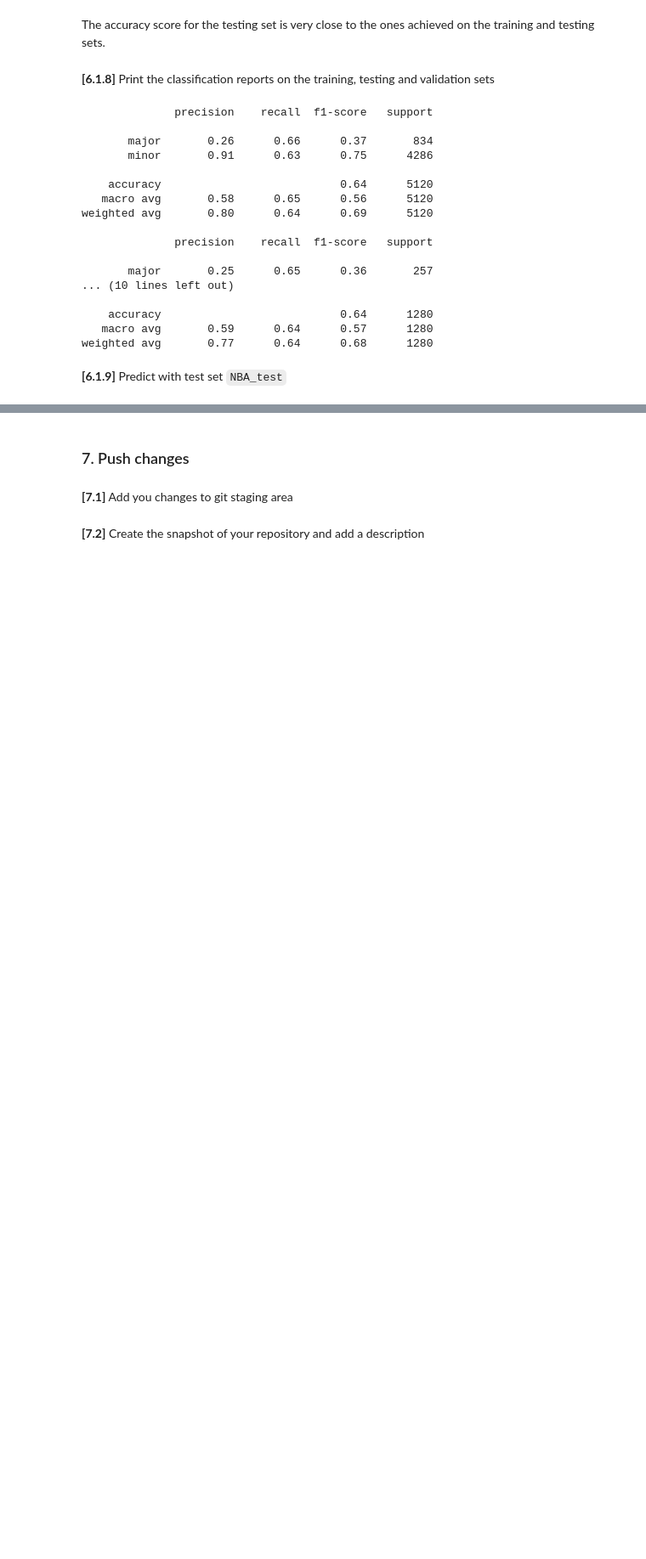
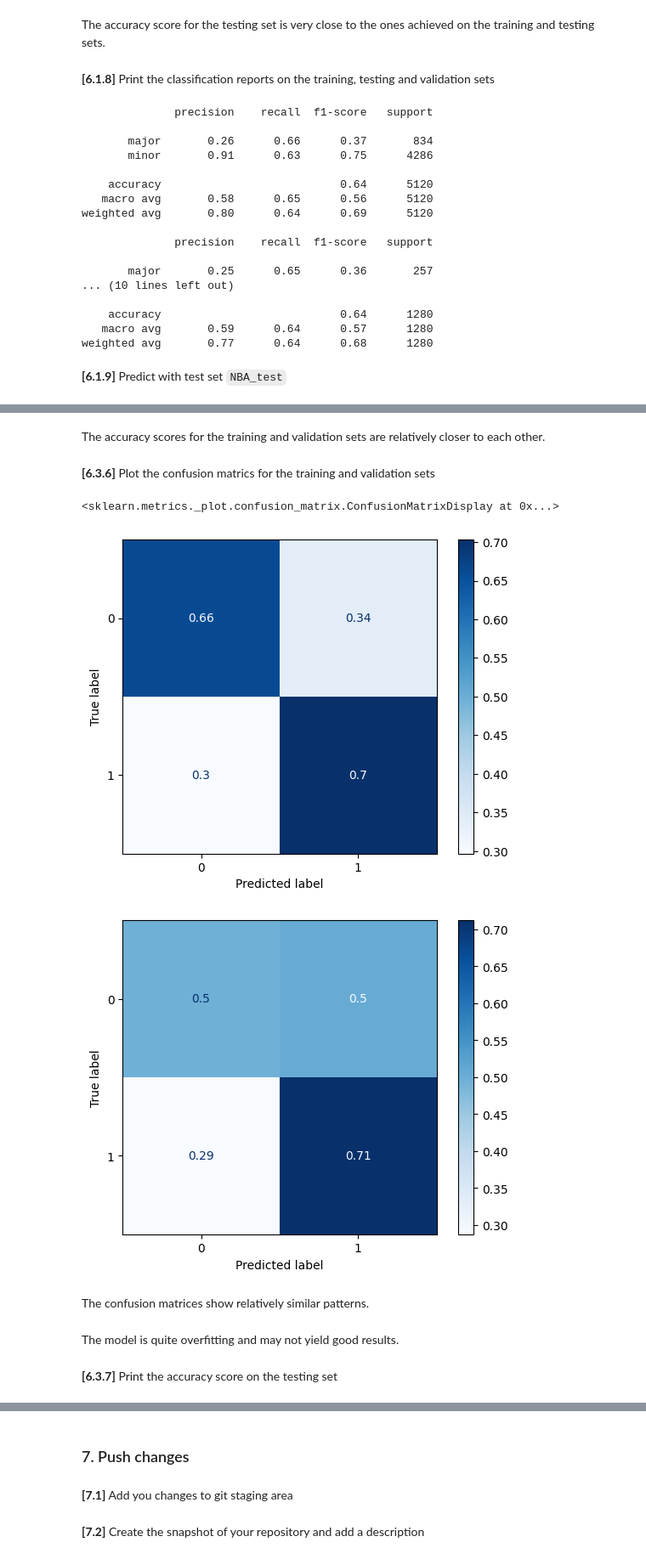
Before and after one commit to bonhxh/adv_dsi, a Jupyter notebook: notebooks/bonheur_sorn-49371-week2-5_nba_prediction.ipynb, the cells around one changed output, grey strips where cells are left out. Shown: that part at 85% size. Cells and saved outputs as stored; diff of their text form; code cells hidden in the pictures; blank space fills up the shorter version.

```diff
--- a/notebooks/bonheur_sorn-49371-week2-5_nba_prediction.ipynb
+++ b/notebooks/bonheur_sorn-49371-week2-5_nba_prediction.ipynb
@@ -427,0 +532,17 @@ df.to_csv(f'../models/lr_{df_test_name}.csv', index=False)
+# %% [markdown]
+The accuracy scores for the training and validation sets are relatively closer to each other.
+# %% [markdown]
+**[6.3.6]** Plot the confusion matrics for the training and validation sets
+# %%
+ConfusionMatrixDisplay.from_estimator(tree, X_train, y_train, cmap=plt.cm.Blues, normalize='true')
+ConfusionMatrixDisplay.from_estimator(tree, X_val, y_val, cmap=plt.cm.Blues, normalize='true')
+# %% [output]
+<sklearn.metrics._plot.confusion_matrix.ConfusionMatrixDisplay at 0x...>
+[figure, added]
+[figure, added]
+# %% [markdown]
+The confusion matrices show relatively similar patterns.
+# %% [markdown]
+The model is quite overfitting and may not yield good results.
+# %% [markdown]
+**[6.3.7]** Print the accuracy score on the testing set
```
Also changed, not shown: parts of 40 cells of this notebook, 1 other file.
